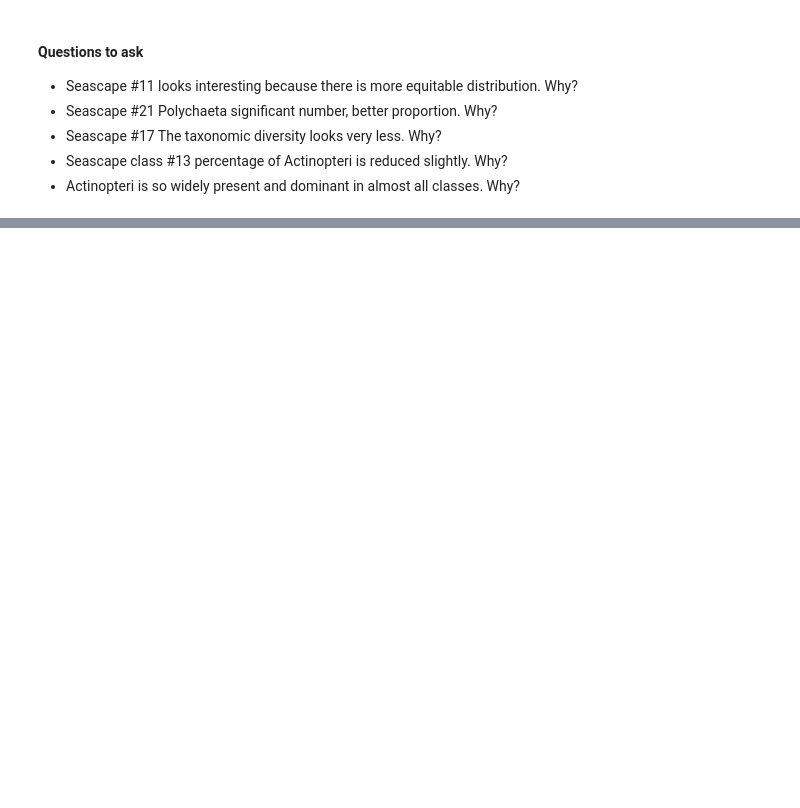
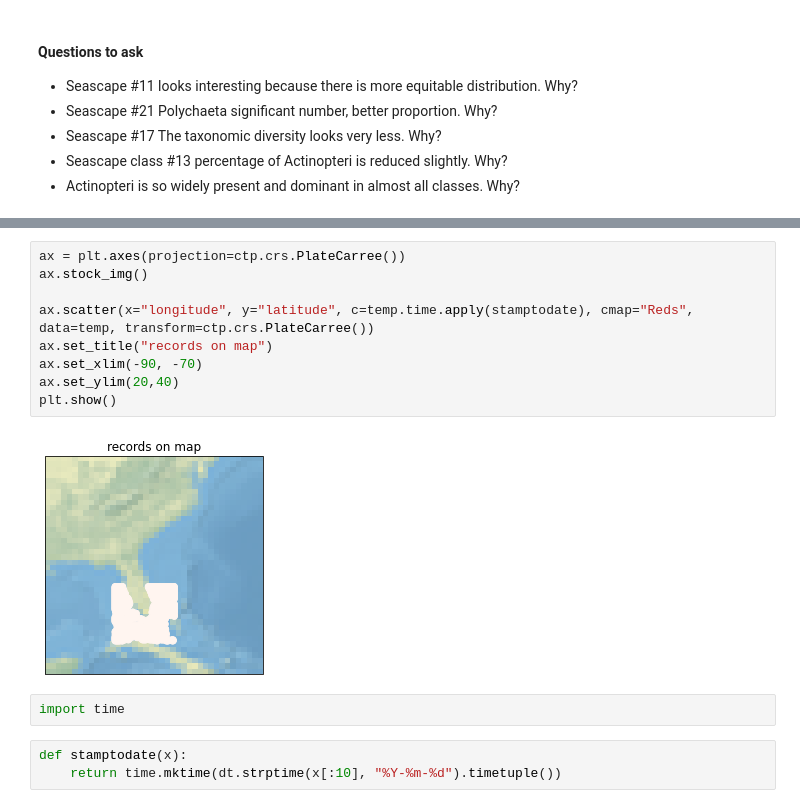
Before and after one commit to ayushanand18/obis-research, a Jupyter notebook: notebooks/characterizing-seascapes-taxanomically.ipynb, the cells around one changed output, grey strips where cells are left out. Saved outputs shown, nothing was run; the diff lists cells and outputs as text; blank space fills up the shorter version.

```diff
--- a/notebooks/characterizing-seascapes-taxanomically.ipynb
+++ b/notebooks/characterizing-seascapes-taxanomically.ipynb
@@ -476,0 +541,16 @@ We started with some questions at the beginning. We did an extensive analysis to
+# %%
+ax = plt.axes(projection=ctp.crs.PlateCarree())
+ax.stock_img()
+
+ax.scatter(x="longitude", y="latitude", c=temp.time.apply(stamptodate), cmap="Reds", data=temp, transform=ctp.crs.PlateCarree())
+ax.set_title("records on map")
+ax.set_xlim(-90, -70)
+ax.set_ylim(20,40)
+plt.show()
+# %% [output]
+[figure, added]
+# %%
+import time
+# %%
+def stamptodate(x):
+    return time.mktime(dt.strptime(x[:10], "%Y-%m-%d").timetuple())
```
Also changed, not shown: parts of 21 cells of this notebook.
